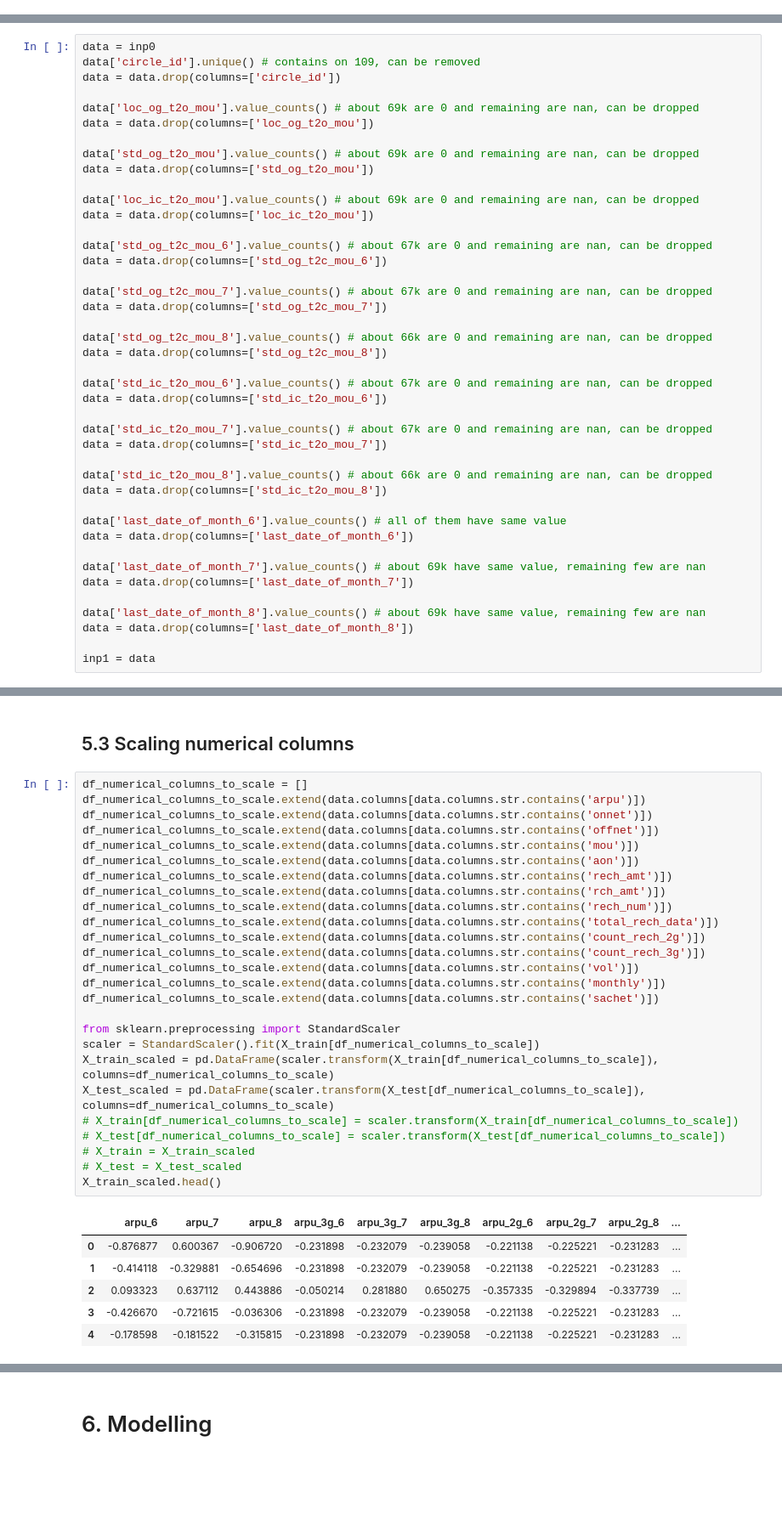
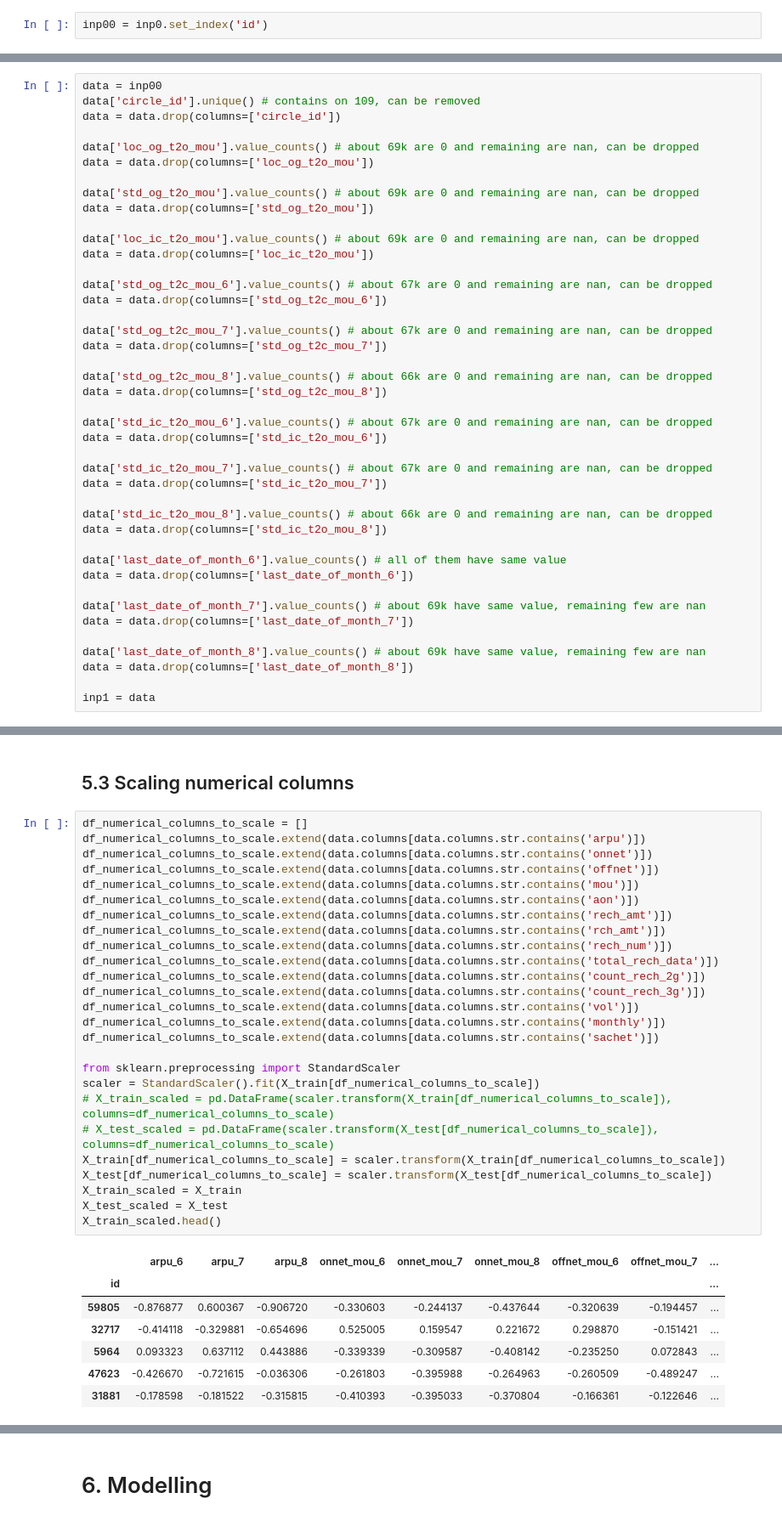
Before and after one commit to blogbydev/telecomchurncasestudy, a Jupyter notebook: my.ipynb, the cells around one changed output, grey strips where cells are left out. Shown at 85% size. Drawn from its saved outputs; the diff is of its cells as text; blank space fills up the shorter version.

```diff
--- a/my.ipynb
+++ b/my.ipynb
@@ -130,3 +177,5 @@ data_dictionary
+# %%
+inp00 = inp0.set_index('id')
 # %% [markdown]
 ## 3.1 Removal of columns with single value (one value and NaNs)
 # %%
@@ -141,5 +219,5 @@ data[temp.index]
 # %%
-data = inp0
+data = inp00
 data['circle_id'].unique() # contains on 109, can be removed
 data = data.drop(columns=['circle_id'])
 
@@ -606,33 +708,34 @@ Name: proportion, dtype: float64
 # %%
 df_numerical_columns_to_scale = []
 df_numerical_columns_to_scale.extend(data.columns[data.columns.str.contains('arpu')])
 df_numerical_columns_to_scale.extend(data.columns[data.columns.str.contains('onnet')])
 df_numerical_columns_to_scale.extend(data.columns[data.columns.str.contains('offnet')])
 df_numerical_columns_to_scale.extend(data.columns[data.columns.str.contains('mou')])
 df_numerical_columns_to_scale.extend(data.columns[data.columns.str.contains('aon')])
 df_numerical_columns_to_scale.extend(data.columns[data.columns.str.contains('rech_amt')])
 df_numerical_columns_to_scale.extend(data.columns[data.columns.str.contains('rch_amt')])
 df_numerical_columns_to_scale.extend(data.columns[data.columns.str.contains('rech_num')])
 df_numerical_columns_to_scale.extend(data.columns[data.columns.str.contains('total_rech_data')])
 df_numerical_columns_to_scale.extend(data.columns[data.columns.str.contains('count_rech_2g')])
 df_numerical_columns_to_scale.extend(data.columns[data.columns.str.contains('count_rech_3g')])
 df_numerical_columns_to_scale.extend(data.columns[data.columns.str.contains('vol')])
 df_numerical_columns_to_scale.extend(data.columns[data.columns.str.contains('monthly')])
 df_numerical_columns_to_scale.extend(data.columns[data.columns.str.contains('sachet')])
 
 from sklearn.preprocessing import StandardScaler
 scaler = StandardScaler().fit(X_train[df_numerical_columns_to_scale])
-X_train_scaled = pd.DataFrame(scaler.transform(X_train[df_numerical_columns_to_scale]), columns=df_numerical_columns_to_scale)
-X_test_scaled = pd.DataFrame(scaler.transform(X_test[df_numerical_columns_to_scale]), columns=df_numerical_columns_to_scale)
-# X_train[df_numerical_columns_to_scale] = scaler.transform(X_train[df_numerical_columns_to_scale])
-# X_test[df_numerical_columns_to_scale] = scaler.transform(X_test[df_numerical_columns_to_scale])
-# X_train = X_train_scaled
-# X_test = X_test_scaled
+# X_train_scaled = pd.DataFrame(scaler.transform(X_train[df_numerical_columns_to_scale]), columns=df_numerical_columns_to_scale)
+# X_test_scaled = pd.DataFrame(scaler.transform(X_test[df_numerical_columns_to_scale]), columns=df_numerical_columns_to_scale)
+X_train[df_numerical_columns_to_scale] = scaler.transform(X_train[df_numerical_columns_to_scale])
+X_test[df_numerical_columns_to_scale] = scaler.transform(X_test[df_numerical_columns_to_scale])
+X_train_scaled = X_train
+X_test_scaled = X_test
 X_train_scaled.head()
 # %% [output]
-|  | arpu_6 | arpu_7 | arpu_8 | arpu_3g_6 | arpu_3g_7 | arpu_3g_8 | arpu_2g_6 | arpu_2g_7 | arpu_2g_8 | ... |
-| 0 | -0.876877 | 0.600367 | -0.906720 | -0.231898 | -0.232079 | -0.239058 | -0.221138 | -0.225221 | -0.231283 | ... |
-| 1 | -0.414118 | -0.329881 | -0.654696 | -0.231898 | -0.232079 | -0.239058 | -0.221138 | -0.225221 | -0.231283 | ... |
-| 2 | 0.093323 | 0.637112 | 0.443886 | -0.050214 | 0.281880 | 0.650275 | -0.357335 | -0.329894 | -0.337739 | ... |
-| 3 | -0.426670 | -0.721615 | -0.036306 | -0.231898 | -0.232079 | -0.239058 | -0.221138 | -0.225221 | -0.231283 | ... |
-| 4 | -0.178598 | -0.181522 | -0.315815 | -0.231898 | -0.232079 | -0.239058 | -0.221138 | -0.225221 | -0.231283 | ... |
+|  | arpu_6 | arpu_7 | arpu_8 | onnet_mou_6 | onnet_mou_7 | onnet_mou_8 | offnet_mou_6 | offnet_mou_7 | ... |
+| id |  |  |  |  |  |  |  |  | ... |
+| 59805 | -0.876877 | 0.600367 | -0.906720 | -0.330603 | -0.244137 | -0.437644 | -0.320639 | -0.194457 | ... |
+| 32717 | -0.414118 | -0.329881 | -0.654696 | 0.525005 | 0.159547 | 0.221672 | 0.298870 | -0.151421 | ... |
+| 5964 | 0.093323 | 0.637112 | 0.443886 | -0.339339 | -0.309587 | -0.408142 | -0.235250 | 0.072843 | ... |
+| 47623 | -0.426670 | -0.721615 | -0.036306 | -0.261803 | -0.395988 | -0.264963 | -0.260509 | -0.489247 | ... |
+| 31881 | -0.178598 | -0.181522 | -0.315815 | -0.410393 | -0.395033 | -0.370804 | -0.166361 | -0.122646 | ... |
```
Also changed, not shown: parts of 23 cells of this notebook, 1 other file.
